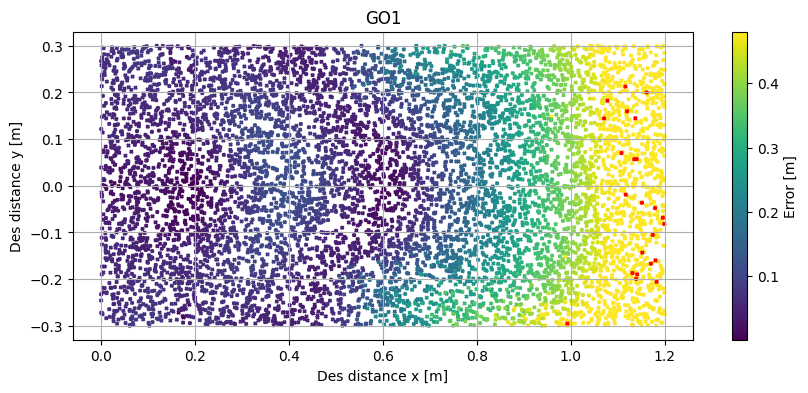
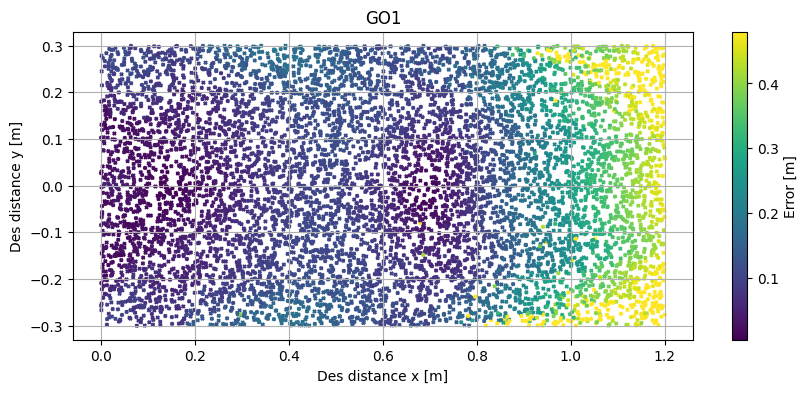
The change to this notebook cell's code, shown as a diff; its figure went from the first image to the second:
--- before
+++ after
@@ -1,4 +1,4 @@
 plt.figure(figsize=(10, 4))
-plt.scatter(failed_jump[:, 0], failed_jump[:, 1], np.full(failed_jump[: , 1].shape, 5), marker='x', color="red", zorder=1)
+# plt.scatter(failed_jump[:, 0], failed_jump[:, 1], np.full(failed_jump[: , 1].shape, 5), marker='x', color="red", zorder=1)
 plt.scatter(des[:, 0], des[:, 1], np.full(des[: , 1].shape, 5), vmax=0.48, marker='x', c=err, zorder=0)
 # plt.xlim(xmin * 1.05, xmax * 1.05)

Commit: more bounce penalization, applied  orientation error at touchdown